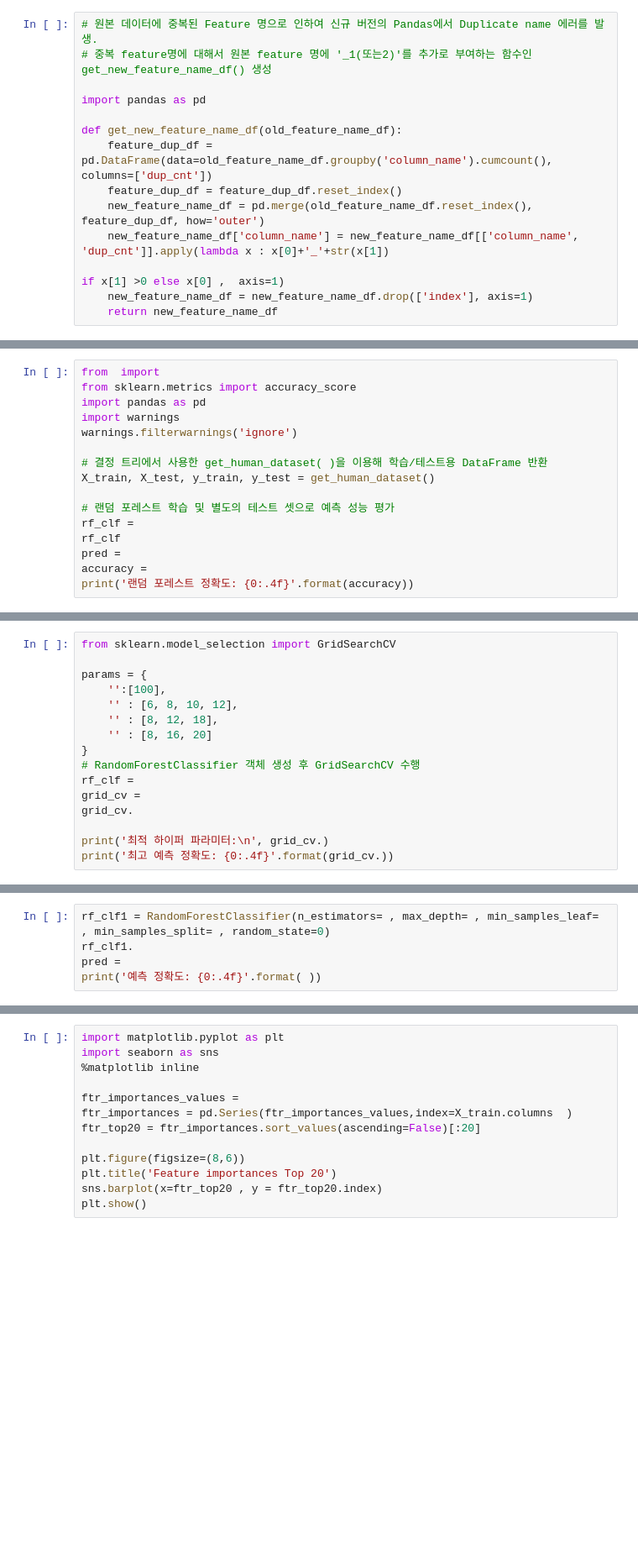
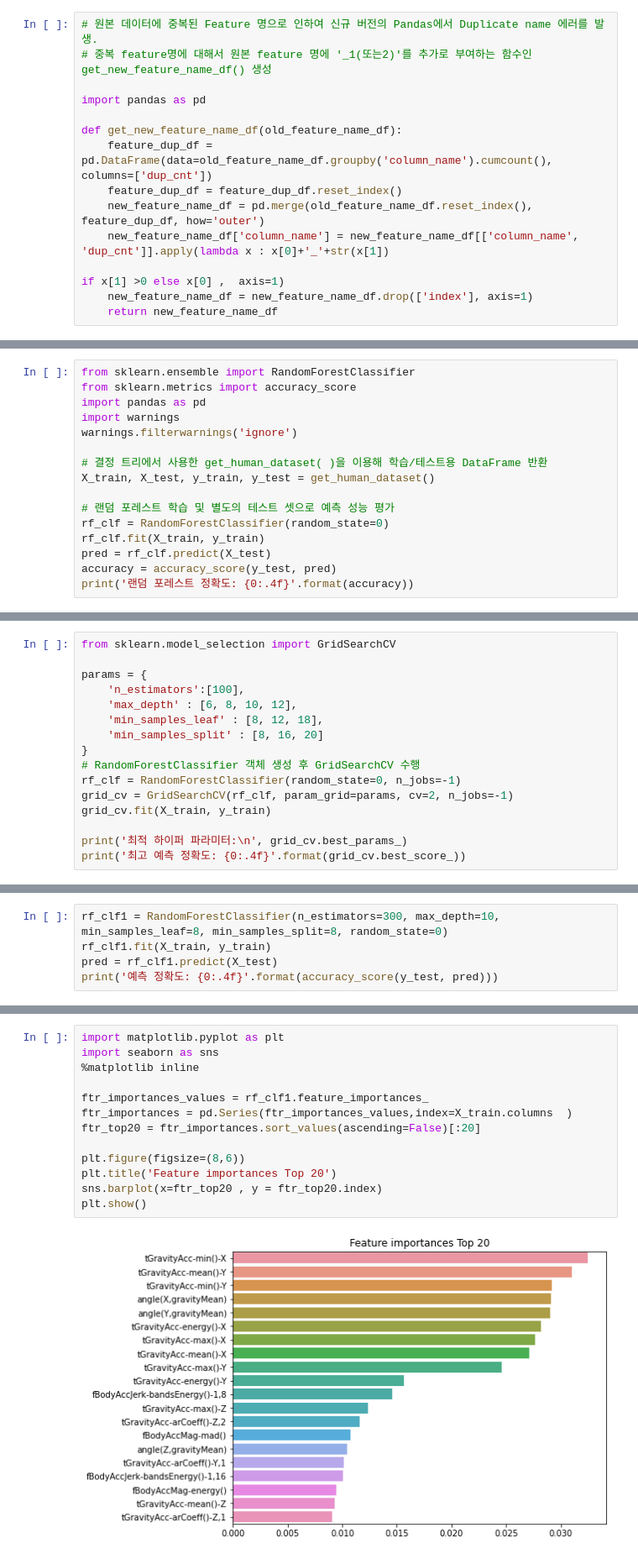
Before and after one commit to heptacode-archives/sunrin-bigdata, a Jupyter notebook: 09_04_02_분류_앙상블_RF.ipynb, the cells around one changed output, grey strips where cells are left out. Shown: that part at 84% size. Cells and saved outputs as stored; diff of their text form; blank space fills up the shorter version.

```diff
--- a/09_04_02_분류_앙상블_RF.ipynb
+++ b/09_04_02_분류_앙상블_RF.ipynb
@@ -46,7 +46,7 @@ def get_human_dataset( ):
     # 로드된 학습/테스트용 DataFrame을 모두 반환
     return X_train, X_test, y_train, y_test
 # %%
-from  import
+from sklearn.ensemble import RandomForestClassifier
 from sklearn.metrics import accuracy_score
 import pandas as pd
 import warnings
@@ -56,8 +56,8 @@ warnings.filterwarnings('ignore')
 X_train, X_test, y_train, y_test = get_human_dataset()
 
 # 랜덤 포레스트 학습 및 별도의 테스트 셋으로 예측 성능 평가
-rf_clf =
-rf_clf
-pred =
-accuracy =
+rf_clf = RandomForestClassifier(random_state=0)
+rf_clf.fit(X_train, y_train)
+pred = rf_clf.predict(X_test)
+accuracy = accuracy_score(y_test, pred)
 print('랜덤 포레스트 정확도: {0:.4f}'.format(accuracy))
@@ -65,15 +67,15 @@ print('랜덤 포레스트 정확도: {0:.4f}'.format(accuracy))
 from sklearn.model_selection import GridSearchCV
 
 params = {
-    '':[100],
-    '' : [6, 8, 10, 12],
-    '' : [8, 12, 18],
-    '' : [8, 16, 20]
+    'n_estimators':[100],
+    'max_depth' : [6, 8, 10, 12],
+    'min_samples_leaf' : [8, 12, 18],
+    'min_samples_split' : [8, 16, 20]
 }
 # RandomForestClassifier 객체 생성 후 GridSearchCV 수행
-rf_clf =
-grid_cv =
-grid_cv.
+rf_clf = RandomForestClassifier(random_state=0, n_jobs=-1)
+grid_cv = GridSearchCV(rf_clf, param_grid=params, cv=2, n_jobs=-1)
+grid_cv.fit(X_train, y_train)
 
-print('최적 하이퍼 파라미터:\n', grid_cv.)
-print('최고 예측 정확도: {0:.4f}'.format(grid_cv.))
+print('최적 하이퍼 파라미터:\n', grid_cv.best_params_)
+print('최고 예측 정확도: {0:.4f}'.format(grid_cv.best_score_))
@@ -80,5 +86,5 @@ print('최고 예측 정확도: {0:.4f}'.format(grid_cv.))
 # %%
-rf_clf1 = RandomForestClassifier(n_estimators= , max_depth= , min_samples_leaf= , min_samples_split= , random_state=0)
-rf_clf1.
-pred =
-print('예측 정확도: {0:.4f}'.format( ))
+rf_clf1 = RandomForestClassifier(n_estimators=300, max_depth=10, min_samples_leaf=8, min_samples_split=8, random_state=0)
+rf_clf1.fit(X_train, y_train)
+pred = rf_clf1.predict(X_test)
+print('예측 정확도: {0:.4f}'.format(accuracy_score(y_test, pred)))
@@ -85,13 +93,15 @@ print('예측 정확도: {0:.4f}'.format( ))
 # %%
 import matplotlib.pyplot as plt
 import seaborn as sns
 %matplotlib inline
 
-ftr_importances_values =
+ftr_importances_values = rf_clf1.feature_importances_
 ftr_importances = pd.Series(ftr_importances_values,index=X_train.columns  )
 ftr_top20 = ftr_importances.sort_values(ascending=False)[:20]
 
 plt.figure(figsize=(8,6))
 plt.title('Feature importances Top 20')
 sns.barplot(x=ftr_top20 , y = ftr_top20.index)
 plt.show()
+# %% [output]
+[figure, added]
```
Also changed, not shown: parts of 4 cells of this notebook.
